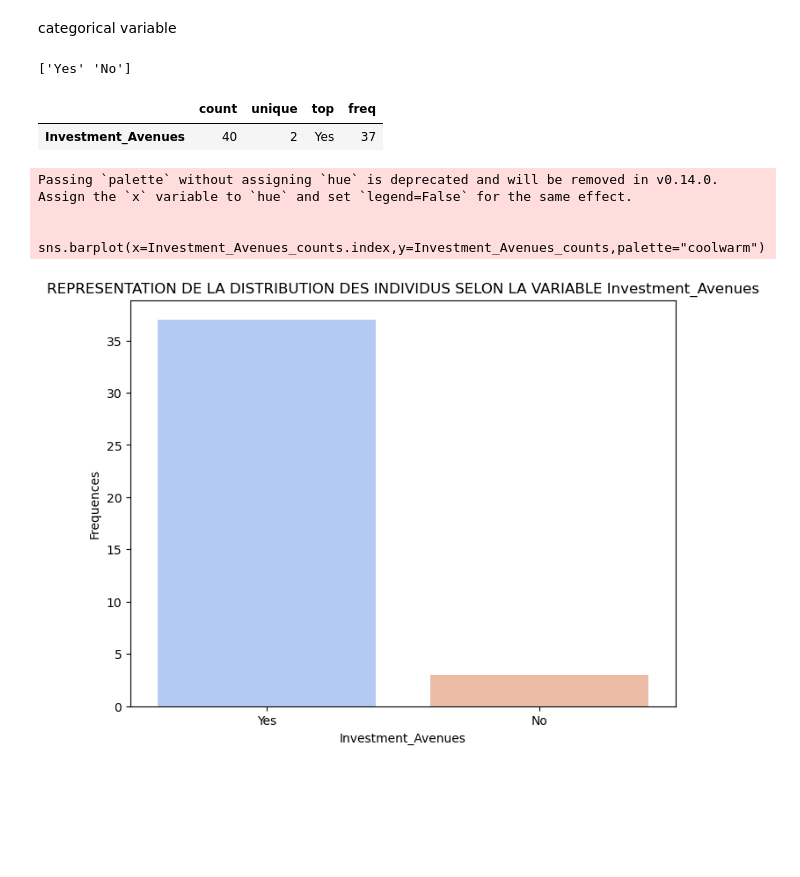
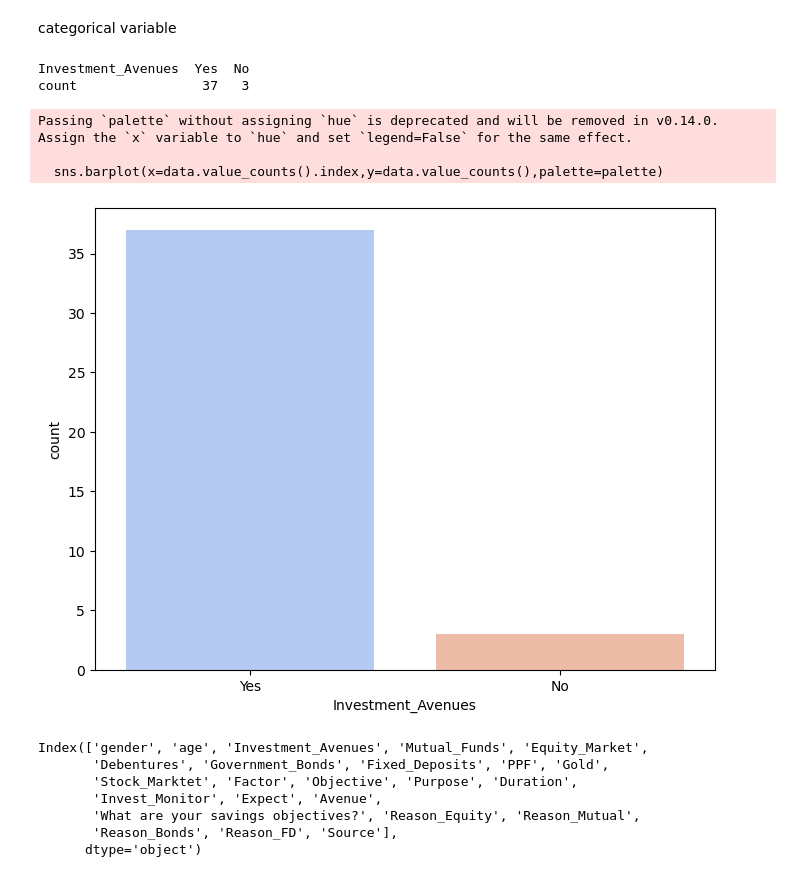
Before and after one commit to JODRAFF9/data-analysis-project1, a Jupyter notebook: scripts/script1.ipynb, the cells around one changed output. Drawn from its saved outputs; the diff is of its cells as text; code cells hidden in the pictures; blank space fills up the shorter version.

```diff
--- a/scripts/script1.ipynb
+++ b/scripts/script1.ipynb
@@ -92,3 +166,26 @@ there isn't NA values
+# %%
+def categorical(data,xlabel,title,ylabel="FREQUENCES",palette="coolwarm"):
+    print(pd.DataFrame(data.value_counts()).T)
+    plt.figure(figsize=(8,6))
+
+    sns.barplot(x=data.value_counts().index,y=data.value_counts(),palette=palette)
+
+    plt.xlabel=xlabel
+    plt.ylabel=ylabel
+    plt.title=title
+    plt.show()
+
+
+def quantitative(data,xlabel,title,kde=True,bins=10,ylabel="FREQUENCES",color="skyblue"):
+    print(pd.DataFrame(data.describe()).T)
+    plt.figure(figsize=(8,6))
+
+    sns.histplot(x=data,kde=kde,bins=bins,color=color)
+
+    plt.xlabel=xlabel
+    plt.ylabel=ylabel
+    plt.title=title
+    plt.show()
 # %% [markdown]
 > ### GENDER
 # %% [markdown]
@@ -155,12 +213,3 @@ Index(['gender', 'age', 'Investment_Avenues', 'Mutual_Funds', 'Equity_Market',
 > ### Investment_Avenues
 # %% [markdown]
 categorical variable
-# %%
-print(data1["Investment_Avenues"].unique())
-# %% [output]
-['Yes' 'No']
-# %%
-pd.DataFrame(data1["Investment_Avenues"].describe()).T
-# %% [output]
-|  | count | unique | top | freq |
-| Investment_Avenues | 40 | 2 | Yes | 37 |
@@ -169,14 +216,19 @@ Investment_Avenues_counts=data1["Investment_Avenues"].value_counts()
 # %%
-plt.figure(figsize=(8,6))
-
-sns.barplot(x=Investment_Avenues_counts.index,y=Investment_Avenues_counts,palette="coolwarm")
-plt.xlabel("Investment_Avenues")
-plt.ylabel("Frequences")
-plt.title("REPRESENTATION DE LA DISTRIBUTION DES INDIVIDUS SELON LA VARIABLE Investment_Avenues")
-
-plt.show()
+categorical(data1["Investment_Avenues"],xlabel="Investment_Avenues",title="REPRESENTATION DE LA DISTRIBUTION DES INDIVIDUS SELON LA VARIABLE Investment_Avenues")
 # %% [output]
-Passing `palette` without assigning `hue` is deprecated and will be removed in v0.14.0. Assign the `x` variable to `hue` and set `legend=False` for the same effect.
-
-  sns.barplot(x=Investment_Avenues_counts.index,y=Investment_Avenues_counts,palette="coolwarm")
+Investment_Avenues  Yes  No
+count                37   3
+Passing `palette` without assigning `hue` is deprecated and will be removed in v0.14.0. Assign the `x` variable to `hue` and set `legend=False` for the same effect.
+
+  sns.barplot(x=data.value_counts().index,y=data.value_counts(),palette=palette)
-[figure, old version]
+[figure, new version]
+# %%
+data1.columns
+# %% [output]
+Index(['gender', 'age', 'Investment_Avenues', 'Mutual_Funds', 'Equity_Market',
+       'Debentures', 'Government_Bonds', 'Fixed_Deposits', 'PPF', 'Gold',
+       'Stock_Marktet', 'Factor', 'Objective', 'Purpose', 'Duration',
+       'Invest_Monitor', 'Expect', 'Avenue',
+       'What are your savings objectives?', 'Reason_Equity', 'Reason_Mutual',
+       'Reason_Bonds', 'Reason_FD', 'Source'],
+      dtype='object')
```
Also changed, not shown: parts of 11 cells of this notebook.
